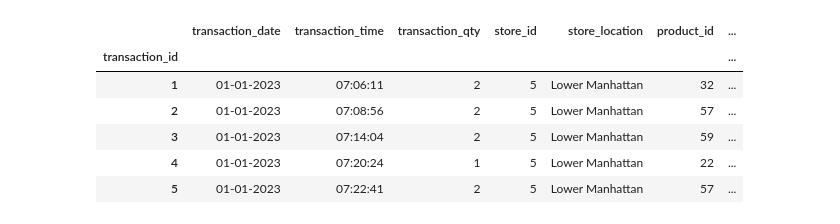
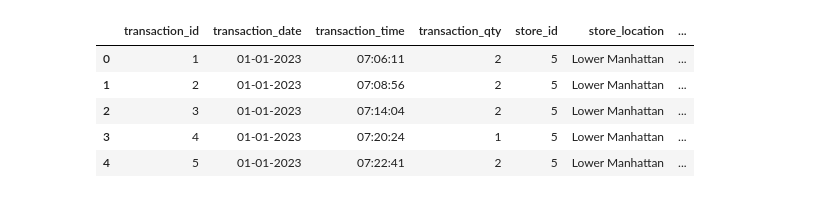
Before and after one commit to hamidurrahman-0824/my_snippet, a Jupyter notebook: PANDAS/practice.ipynb, the cells around one changed output. Saved outputs shown, nothing was run; the diff lists cells and outputs as text; code cells hidden in the pictures.

```diff
--- a/PANDAS/practice.ipynb
+++ b/PANDAS/practice.ipynb
@@ -1,12 +1,11 @@
 # %%
 import pandas as pd
-df = pd.read_csv("C:\\Users\\user\\my_snippet\\PANDAS\\coffee_shop.csv",index_col='transaction_id')
+df = pd.read_csv("C:\\Users\\user\\my_snippet\\PANDAS\\coffee_shop.csv")
 df.head()
 # %% [output]
-|  | transaction_date | transaction_time | transaction_qty | store_id | store_location | product_id | ... |
-| transaction_id |  |  |  |  |  |  | ... |
-| 1 | 01-01-2023 | 07:06:11 | 2 | 5 | Lower Manhattan | 32 | ... |
-| 2 | 01-01-2023 | 07:08:56 | 2 | 5 | Lower Manhattan | 57 | ... |
-| 3 | 01-01-2023 | 07:14:04 | 2 | 5 | Lower Manhattan | 59 | ... |
-| 4 | 01-01-2023 | 07:20:24 | 1 | 5 | Lower Manhattan | 22 | ... |
-| 5 | 01-01-2023 | 07:22:41 | 2 | 5 | Lower Manhattan | 57 | ... |
+|  | transaction_id | transaction_date | transaction_time | transaction_qty | store_id | store_location | ... |
+| 0 | 1 | 01-01-2023 | 07:06:11 | 2 | 5 | Lower Manhattan | ... |
+| 1 | 2 | 01-01-2023 | 07:08:56 | 2 | 5 | Lower Manhattan | ... |
+| 2 | 3 | 01-01-2023 | 07:14:04 | 2 | 5 | Lower Manhattan | ... |
+| 3 | 4 | 01-01-2023 | 07:20:24 | 1 | 5 | Lower Manhattan | ... |
+| 4 | 5 | 01-01-2023 | 07:22:41 | 2 | 5 | Lower Manhattan | ... |
```
Also changed, not shown: parts of 6 cells of this notebook.
